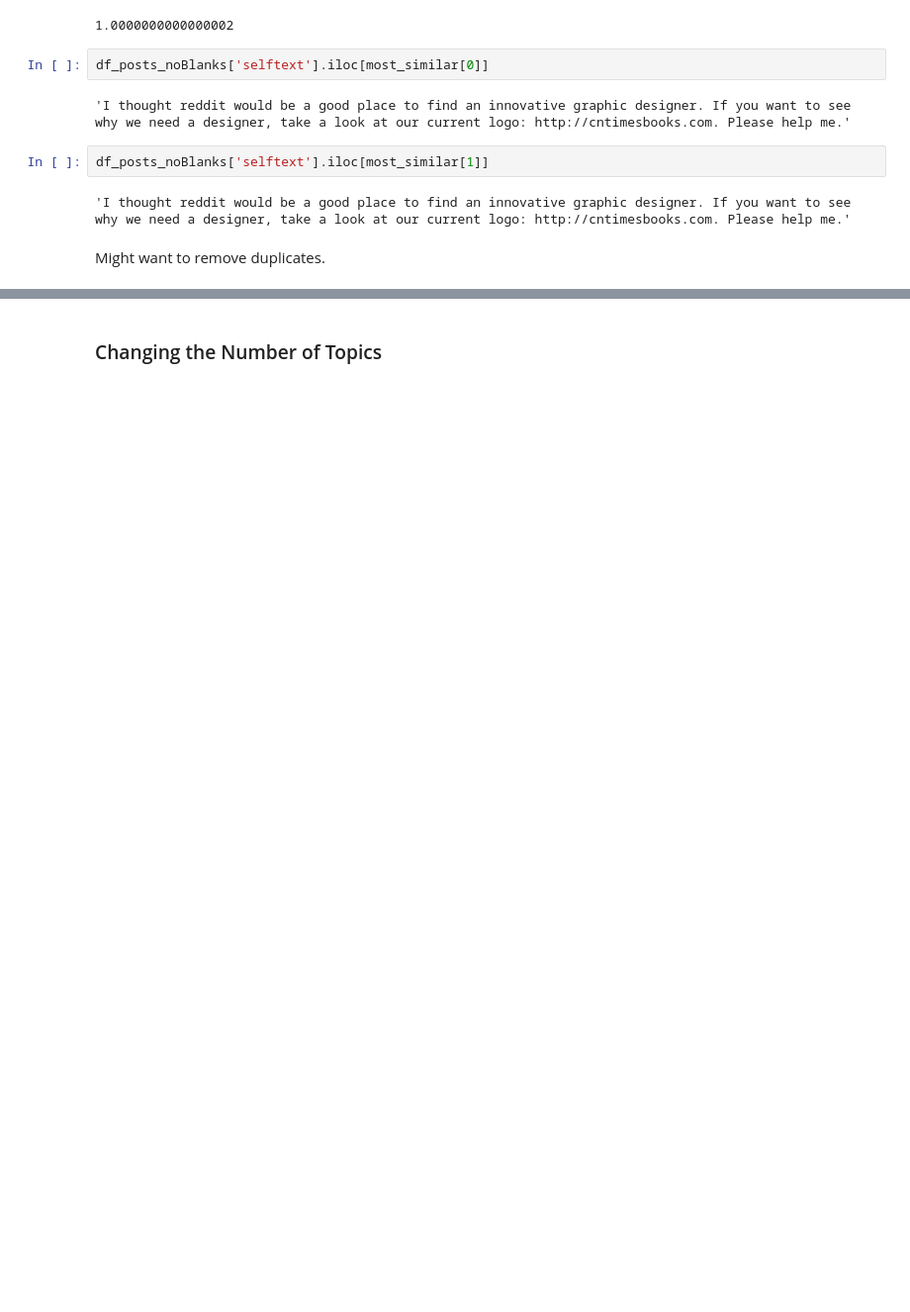
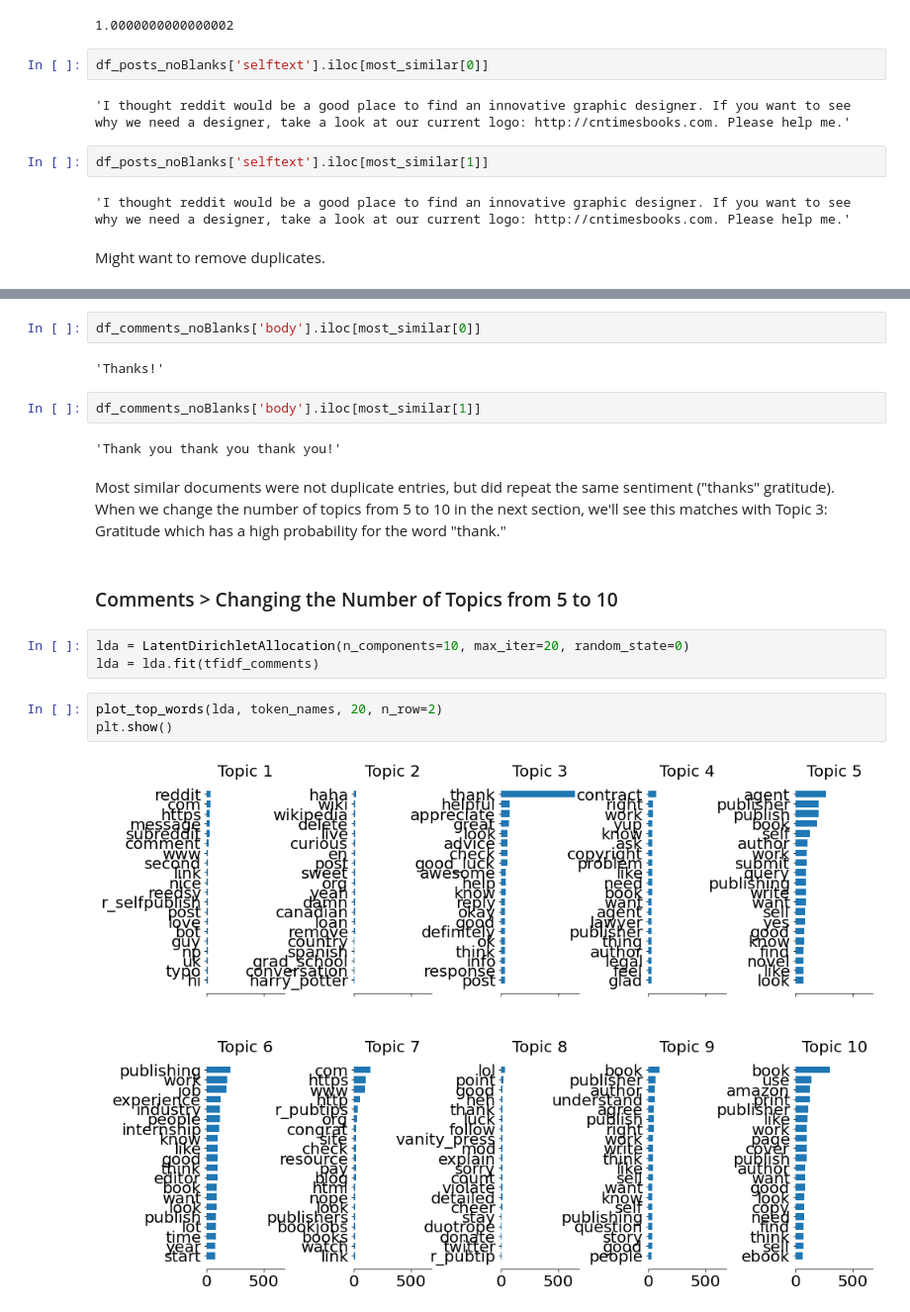
Before and after one commit to meiqingli/dssj_summer2022, a Jupyter notebook: dssj_publishing.ipynb, the cells around one changed output, grey strips where cells are left out. Shown at 99% size. Drawn from its saved outputs; the diff is of its cells as text; blank space fills up the shorter version.

```diff
--- a/dssj_publishing.ipynb
+++ b/dssj_publishing.ipynb
@@ -1363,2 +1606,20 @@ Might want to remove duplicates.
+# %%
+df_comments_noBlanks['body'].iloc[most_similar[0]]
+# %% [output]
+'Thanks!'
+# %%
+df_comments_noBlanks['body'].iloc[most_similar[1]]
+# %% [output]
+'Thank you thank you thank you!'
+# %% [markdown]
+Most similar documents were not duplicate entries, but did repeat the same sentiment ("thanks" gratitude). When we change the number of topics from 5 to 10 in the next section, we'll see this matches with Topic 3: Gratitude which has a high probability for the word "thank."
 # %% [markdown]
-### Changing the Number of Topics
+### Comments > Changing the Number of Topics from 5 to 10
+# %%
+lda = LatentDirichletAllocation(n_components=10, max_iter=20, random_state=0)
+lda = lda.fit(tfidf_comments)
+# %%
+plot_top_words(lda, token_names, 20, n_row=2)
+plt.show()
+# %% [output]
+[figure, added]
```
Also changed, not shown: parts of 122 cells of this notebook.
